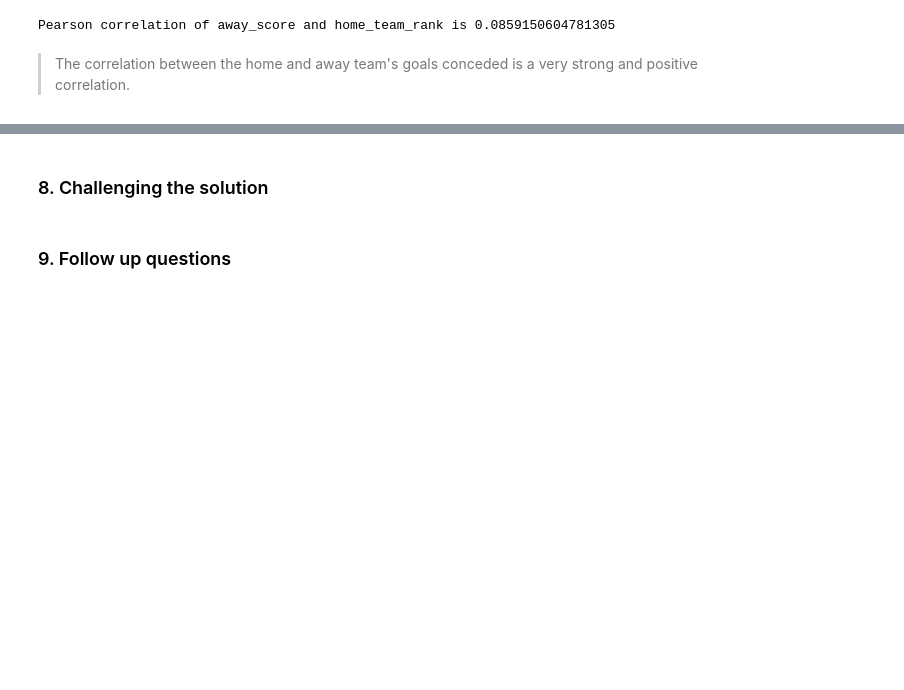
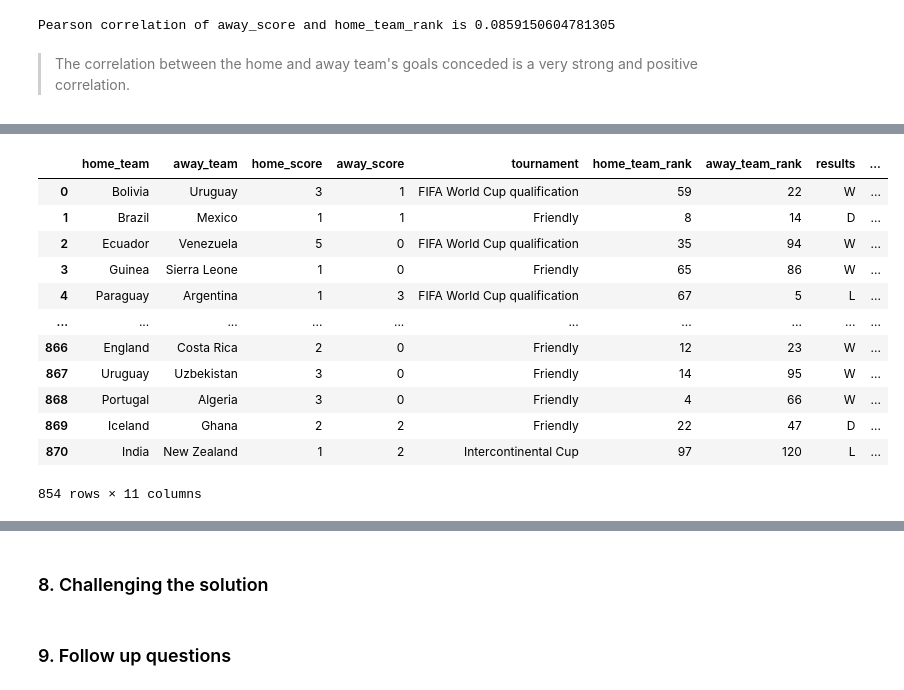
Before and after one commit to stogaja/Python-ML-Projects, a Jupyter notebook: Football_Prediction/football_prediction.ipynb, the cells around one changed output, grey strips where cells are left out. Cells and saved outputs as stored; diff of their text form; code cells hidden in the pictures; blank space fills up the shorter version.

```diff
--- a/Football_Prediction/football_prediction.ipynb
+++ b/Football_Prediction/football_prediction.ipynb
@@ -620,0 +639,4 @@ Pearson correlation of away_score and home_team_rank is 0.0859150604781305
+# %%
+# let's convert date column to datetime
+Merged_df['date'] = pd.to_datetime(Merged_df['date'])
+Merged_df.dtypes
@@ -620,0 +659,31 @@ Pearson correlation of away_score and home_team_rank is 0.0859150604781305
+# %%
+# let's set a copy of the merged dataframe and split the date column into year, month and day and use year
+
+merged_copy = Merged_df.copy()
+
+
+# let's split the date column into year, month and day
+merged_copy['year'] = merged_copy.date.dt.year
+merged_copy['month'] = merged_copy.date.dt.month
+merged_copy['day'] = merged_copy.date.dt.day
+
+# preview the changes
+merged_copy.head()
+
+# let's drop the date column
+merged_copy.drop('date', axis=1, inplace=True)
+merged_copy
+# %% [output]
+|  | home_team | away_team | home_score | away_score | tournament | home_team_rank | away_team_rank | results | ... |
+| 0 | Bolivia | Uruguay | 3 | 1 | FIFA World Cup qualification | 59 | 22 | W | ... |
+| 1 | Brazil | Mexico | 1 | 1 | Friendly | 8 | 14 | D | ... |
+| 2 | Ecuador | Venezuela | 5 | 0 | FIFA World Cup qualification | 35 | 94 | W | ... |
+| 3 | Guinea | Sierra Leone | 1 | 0 | Friendly | 65 | 86 | W | ... |
+| 4 | Paraguay | Argentina | 1 | 3 | FIFA World Cup qualification | 67 | 5 | L | ... |
+| ... | ... | ... | ... | ... | ... | ... | ... | ... | ... |
+| 866 | England | Costa Rica | 2 | 0 | Friendly | 12 | 23 | W | ... |
+| 867 | Uruguay | Uzbekistan | 3 | 0 | Friendly | 14 | 95 | W | ... |
+| 868 | Portugal | Algeria | 3 | 0 | Friendly | 4 | 66 | W | ... |
+| 869 | Iceland | Ghana | 2 | 2 | Friendly | 22 | 47 | D | ... |
+| 870 | India | New Zealand | 1 | 2 | Intercontinental Cup | 97 | 120 | L | ... |
+854 rows × 11 columns
```
Also changed, not shown: parts of 38 cells of this notebook.
